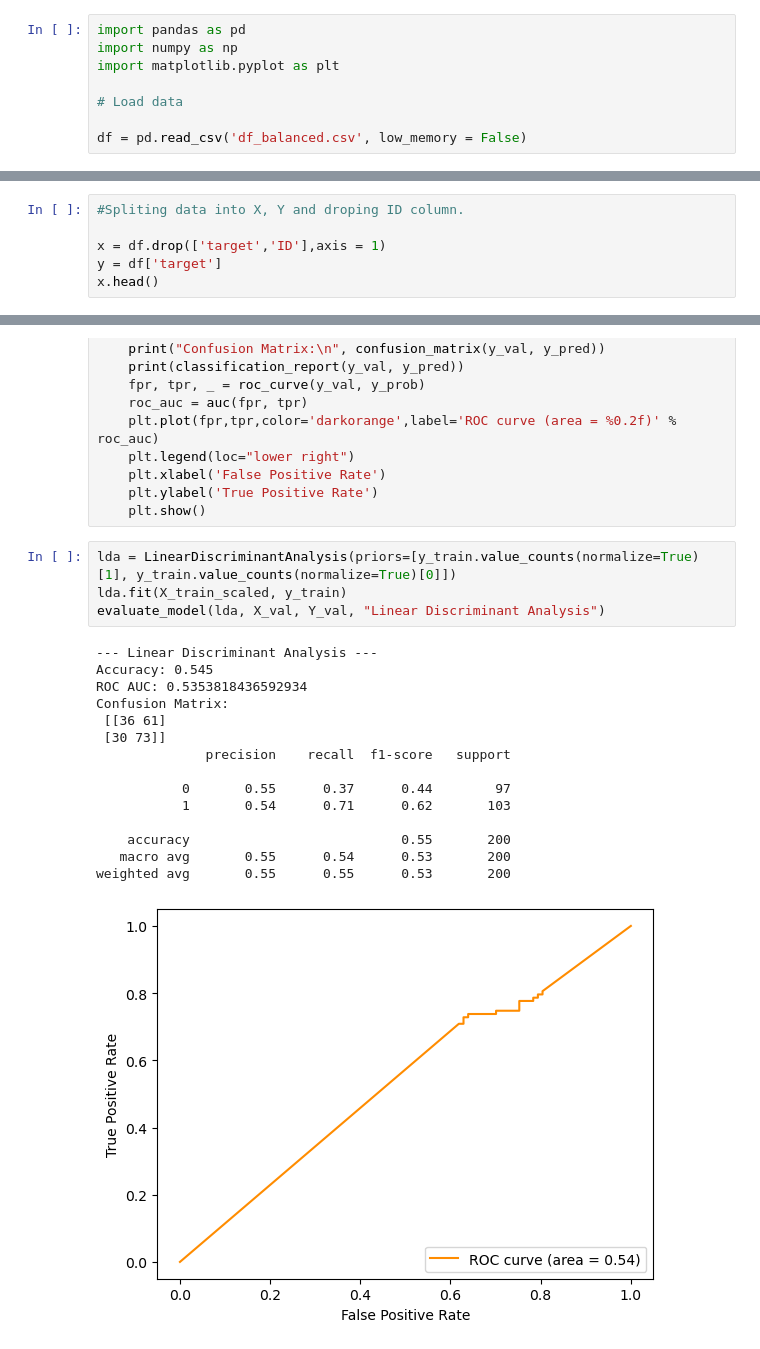
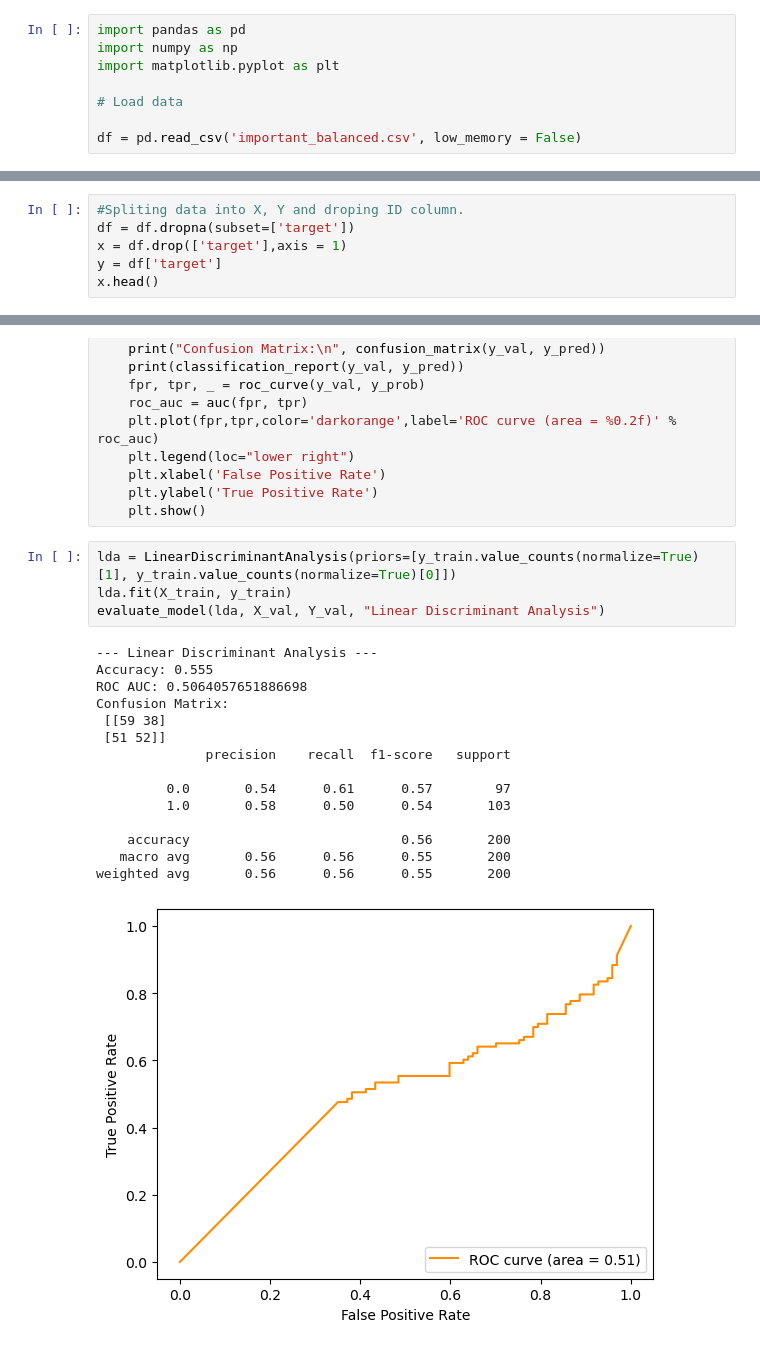
Before and after one commit to philipstringer/Kaggle-Project-Springleaf, a Jupyter notebook: Spring Leaf Data Cleaning.ipynb, the cells around one changed output, grey strips where cells are left out. Cells and saved outputs as stored; diff of their text form.

```diff
--- a/Spring Leaf Data Cleaning.ipynb
+++ b/Spring Leaf Data Cleaning.ipynb
@@ -11,7 +24,7 @@ import matplotlib.pyplot as plt
 
 # Load data
 
-df = pd.read_csv('df_balanced.csv', low_memory = False)
+df = pd.read_csv('important_balanced.csv', low_memory = False)
 # %%
 ## Data cleaning
 
@@ -42,7 +66,7 @@ df.head()
 # %%
 #Spliting data into X, Y and droping ID column.
-
-x = df.drop(['target','ID'],axis = 1)
+df = df.dropna(subset=['target'])
+x = df.drop(['target'],axis = 1)
 y = df['target']
 x.head()
 # %% [output]
@@ -192,24 +216,24 @@ def evaluate_model(model, X_val, y_val, model_name):
     plt.show()
 # %%
 lda = LinearDiscriminantAnalysis(priors=[y_train.value_counts(normalize=True)[1], y_train.value_counts(normalize=True)[0]])
-lda.fit(X_train_scaled, y_train)
+lda.fit(X_train, y_train)
 evaluate_model(lda, X_val, Y_val, "Linear Discriminant Analysis")
 # %% [output]
 --- Linear Discriminant Analysis ---
-Accuracy: 0.545
-ROC AUC: 0.5353818436592934
+Accuracy: 0.555
+ROC AUC: 0.5064057651886698
 Confusion Matrix:
- [[36 61]
- [30 73]]
+ [[59 38]
+ [51 52]]
               precision    recall  f1-score   support
 
-           0       0.55      0.37      0.44        97
-           1       0.54      0.71      0.62       103
+         0.0       0.54      0.61      0.57        97
+         1.0       0.58      0.50      0.54       103
 
-    accuracy                           0.55       200
-   macro avg       0.55      0.54      0.53       200
-weighted avg       0.55      0.55      0.53       200
+    accuracy                           0.56       200
+   macro avg       0.56      0.56      0.55       200
+weighted avg       0.56      0.56      0.55       200
-[figure, old version]
+[figure, new version]
 # %%
 tree = DecisionTreeClassifier(max_depth=5, random_state=100)
 tree.fit(X_train, y_train)
```
Also changed, not shown: parts of 8 cells of this notebook.
